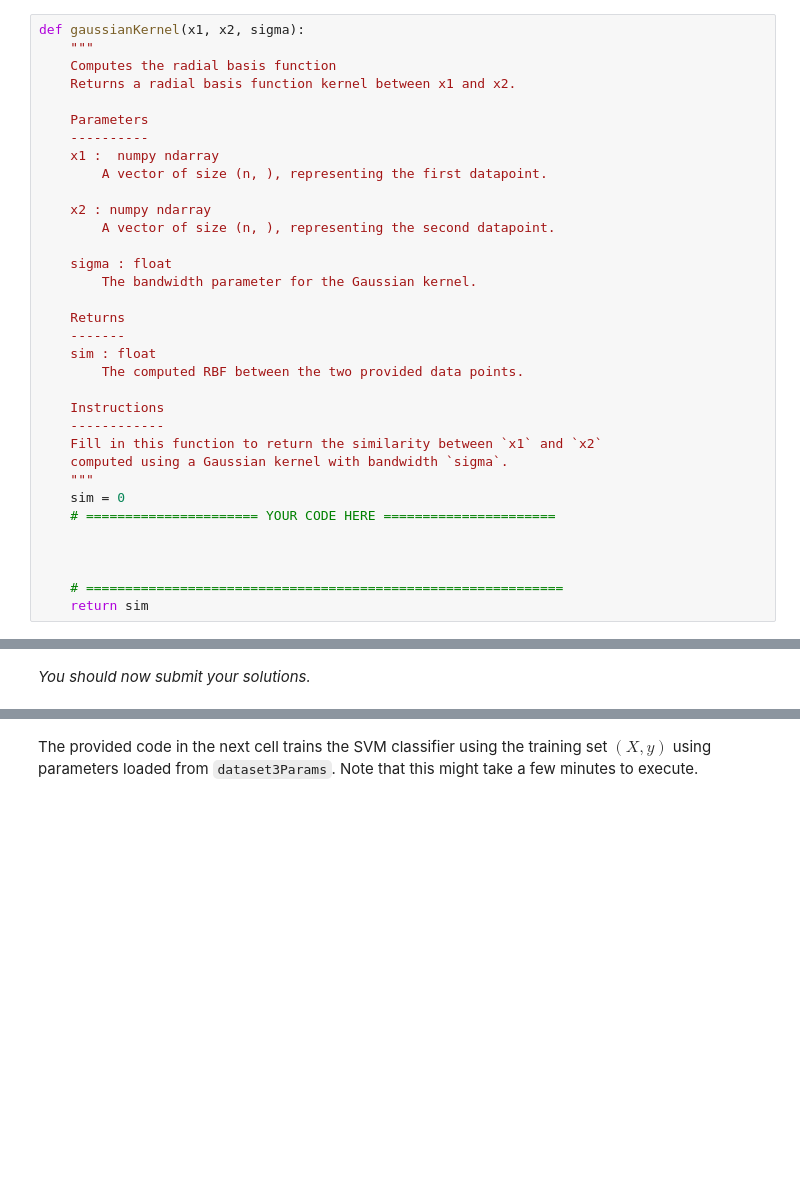
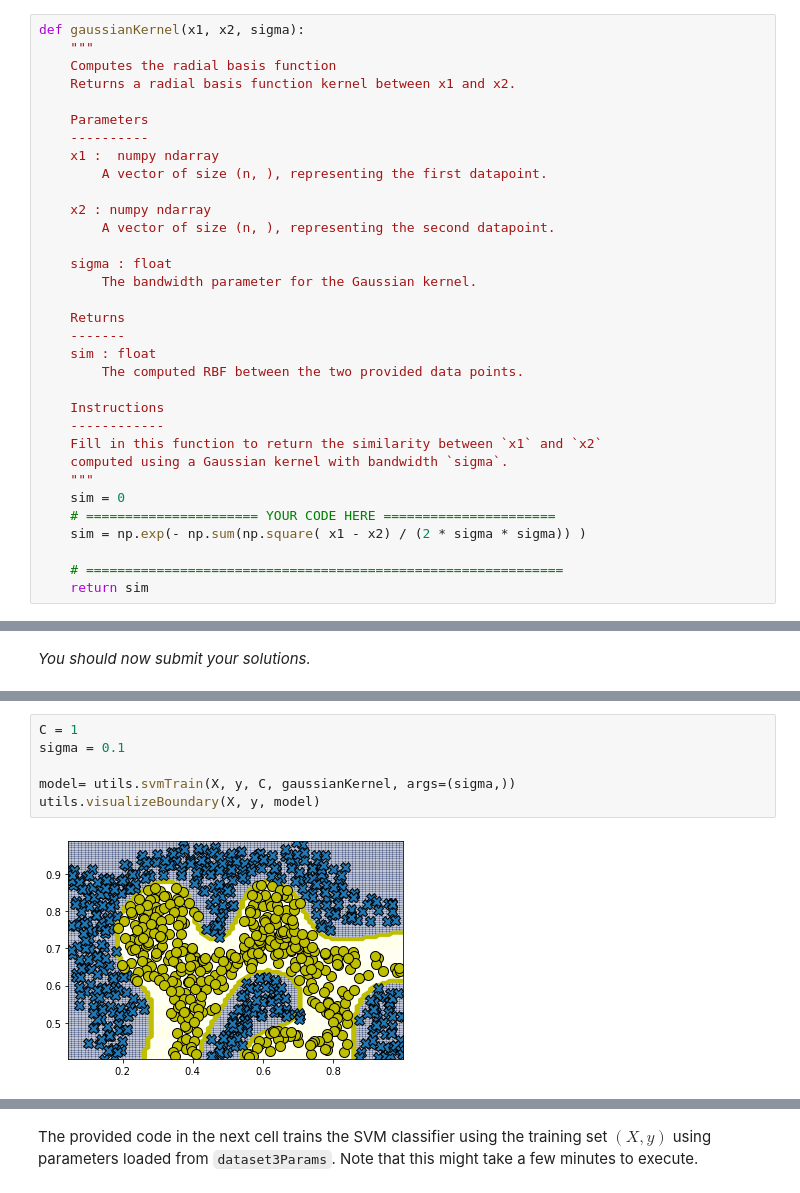
Before and after one commit to romadvincula/coursera-ml-standford, a Jupyter notebook: Exercise6/exercise6.ipynb, the cells around one changed output, grey strips where cells are left out. Cells and saved outputs as stored; diff of their text form; blank space fills up the shorter version.

```diff
--- a/Exercise6/exercise6.ipynb
+++ b/Exercise6/exercise6.ipynb
@@ -154,8 +164,7 @@ def gaussianKernel(x1, x2, sigma):
     """
     sim = 0
     # ====================== YOUR CODE HERE ======================
-
-
+    sim = np.exp(- np.sum(np.square( x1 - x2) / (2 * sigma * sigma)) )
 
     # =============================================================
     return sim
@@ -195,5 +210,13 @@ From the figure, you can obserse that there is no linear decision boundary that
 You should get a decision boundary as shown in the figure below, as computed by the SVM with a Gaussian kernel. The decision boundary is able to separate most of the positive and negative examples correctly and follows the contours of the dataset well.
 
 ![Dataset 2 decision boundary](Figures/svm_dataset2.png)
+# %%
+C = 1
+sigma = 0.1
+
+model= utils.svmTrain(X, y, C, gaussianKernel, args=(sigma,))
+utils.visualizeBoundary(X, y, model)
+# %% [output]
+[figure, added]
 # %%
 # SVM Parameters
```
Also changed, not shown: parts of 43 cells of this notebook, 4 other files.
